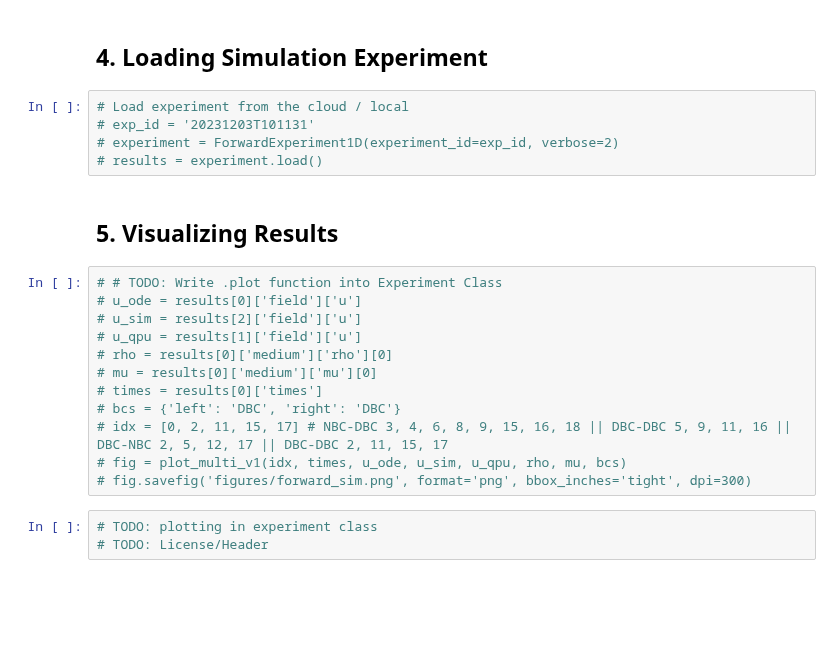
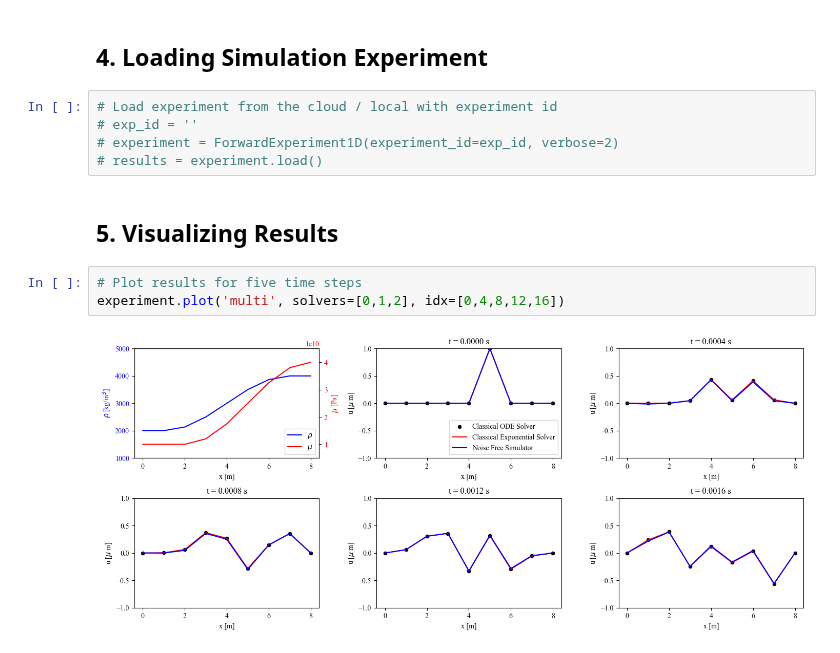
Before and after one commit to malteschade/Quantum-Wave-Equation-Solver, a Jupyter notebook: main.ipynb, the cells around one changed output. Drawn from its saved outputs; the diff is of its cells as text; blank space fills up the shorter version.

```diff
--- a/main.ipynb
+++ b/main.ipynb
@@ -107,24 +120,14 @@ results = experiment.run()
 # %% [markdown]
 ## 4. Loading Simulation Experiment
 # %%
-# Load experiment from the cloud / local
-# exp_id = '20231203T101131'
+# Load experiment from the cloud / local with experiment id
+# exp_id = ''
 # experiment = ForwardExperiment1D(experiment_id=exp_id, verbose=2)
 # results = experiment.load()
 # %% [markdown]
 ## 5. Visualizing Results
-# %%
-# # TODO: Write .plot function into Experiment Class
-# u_ode = results[0]['field']['u']
-# u_sim = results[2]['field']['u']
-# u_qpu = results[1]['field']['u']
-# rho = results[0]['medium']['rho'][0]
-# mu = results[0]['medium']['mu'][0]
-# times = results[0]['times']
-# bcs = {'left': 'DBC', 'right': 'DBC'}
-# idx = [0, 2, 11, 15, 17] # NBC-DBC 3, 4, 6, 8, 9, 15, 16, 18 || DBC-DBC 5, 9, 11, 16 || DBC-NBC 2, 5, 12, 17 || DBC-DBC 2, 11, 15, 17
-# fig = plot_multi_v1(idx, times, u_ode, u_sim, u_qpu, rho, mu, bcs)
-# fig.savefig('figures/forward_sim.png', format='png', bbox_inches='tight', dpi=300)
-# %%
-# TODO: plotting in experiment class
-# TODO: License/Header
+# %%
+# Plot results for five time steps
+experiment.plot('multi', solvers=[0,1,2], idx=[0,4,8,12,16])
+# %% [output]
+[figure, added]
```
Also changed, not shown: parts of 10 cells of this notebook, 4 other files.
